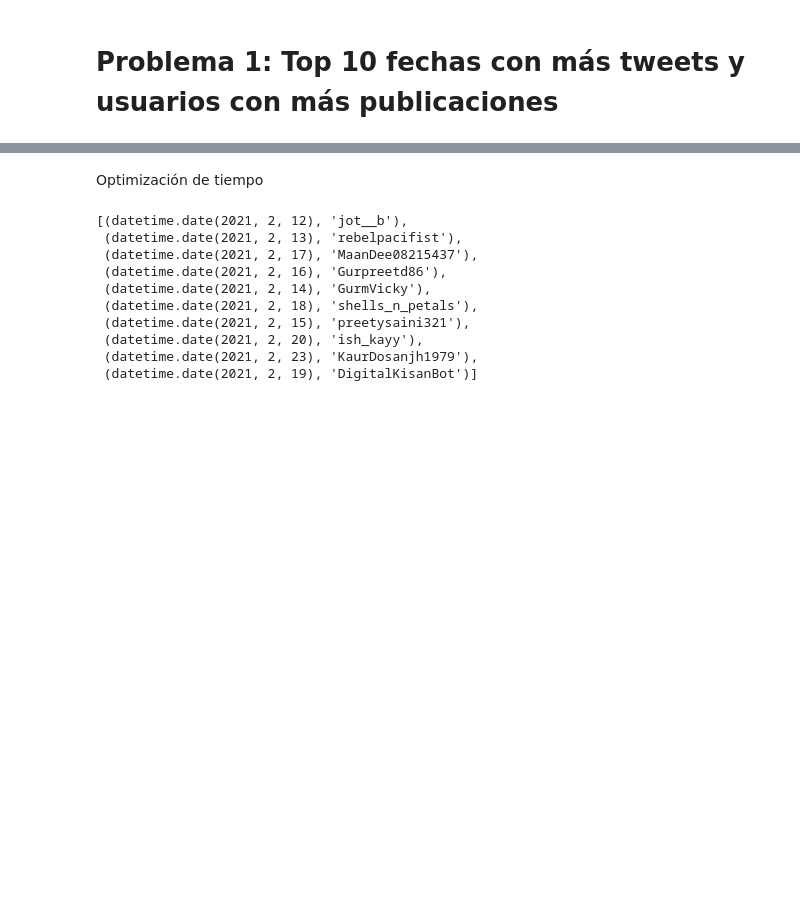
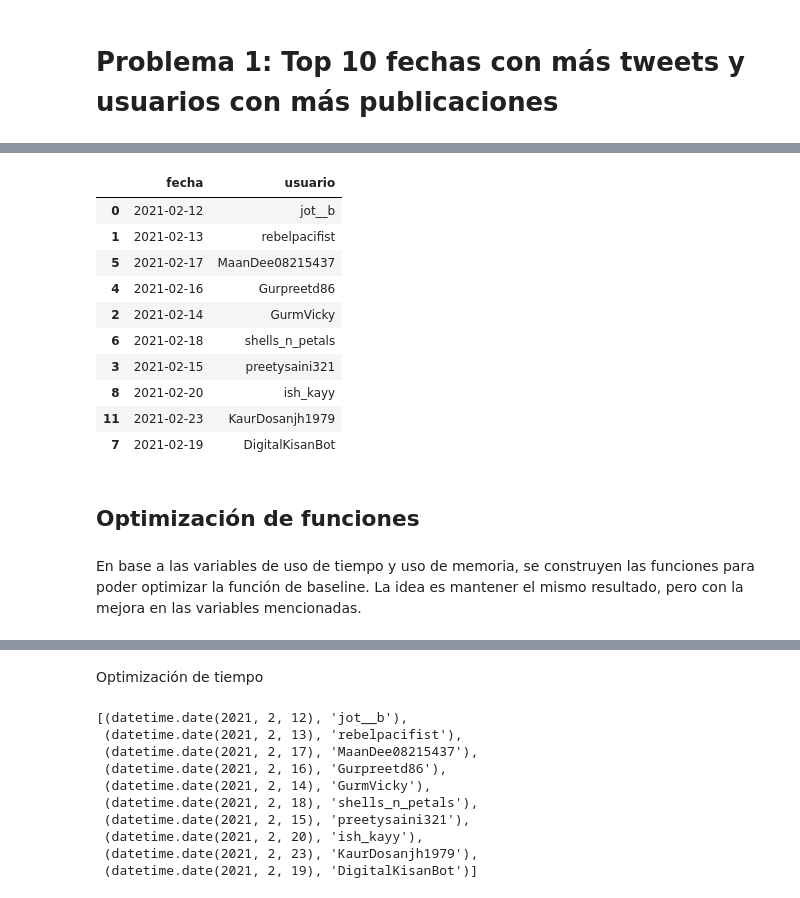
Before and after one commit to Pjerez98/LATAM-challenge, a Jupyter notebook: challenge.ipynb, the cells around one changed output, grey strips where cells are left out. Saved outputs shown, nothing was run; the diff lists cells and outputs as text; code cells hidden in the pictures; blank space fills up the shorter version.

```diff
--- a/challenge.ipynb
+++ b/challenge.ipynb
@@ -37,0 +172,21 @@ from load_tweets import load_tweets
+# %%
+top_10_total = pd.DataFrame()
+top_10_total['fecha'] = top_10_fecha['fecha']
+top_10_total['usuario'] = top_10_user['username'].to_list()
+top_10_total
+# %% [output]
+|  | fecha | usuario |
+| 0 | 2021-02-12 | jot__b |
+| 1 | 2021-02-13 | rebelpacifist |
+| 5 | 2021-02-17 | MaanDee08215437 |
+| 4 | 2021-02-16 | Gurpreetd86 |
+| 2 | 2021-02-14 | GurmVicky |
+| 6 | 2021-02-18 | shells_n_petals |
+| 3 | 2021-02-15 | preetysaini321 |
+| 8 | 2021-02-20 | ish_kayy |
+| 11 | 2021-02-23 | KaurDosanjh1979 |
+| 7 | 2021-02-19 | DigitalKisanBot |
+# %% [markdown]
+## Optimización de funciones
+# %% [markdown]
+En base a las variables de uso de tiempo y uso de memoria, se construyen las funciones para poder optimizar la función de baseline. La idea es mantener el mismo resultado, pero con la mejora en las variables mencionadas.
```
Also changed, not shown: parts of 54 cells of this notebook, 7 other files.
